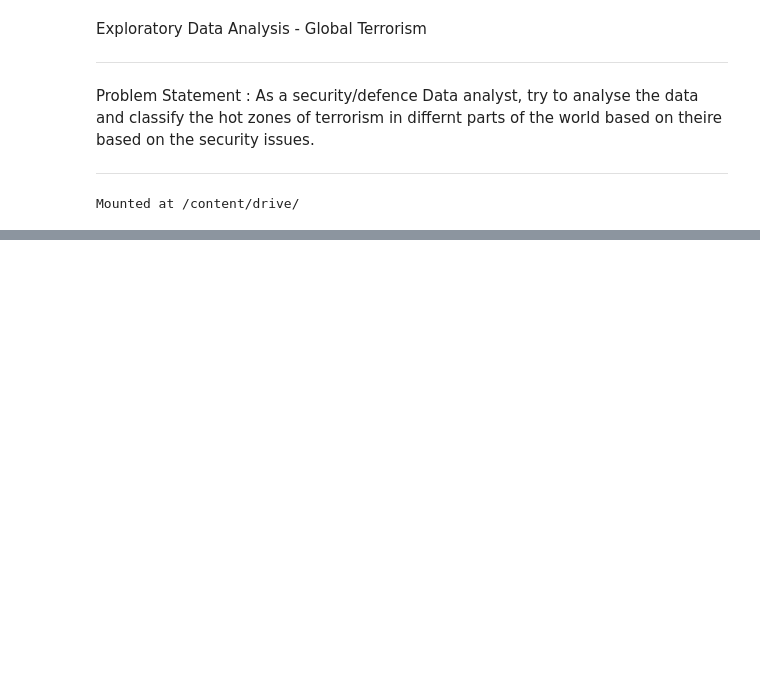
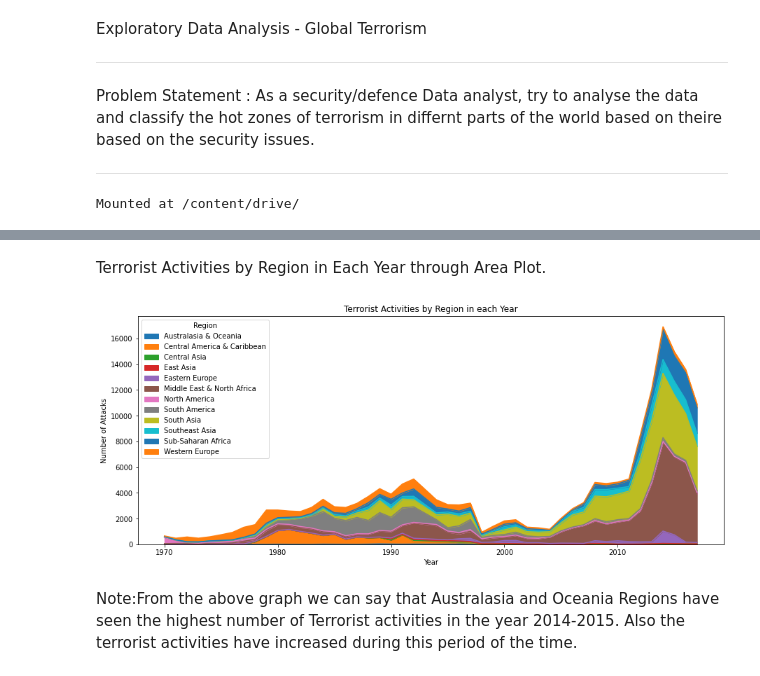
Before and after one commit to PremPatil0129/Global-Terrorism-Data-Analysis, a Jupyter notebook: GlobalTerrorism.ipynb, the cells around one changed output, grey strips where cells are left out. Cells and saved outputs as stored; diff of their text form; code cells hidden in the pictures; blank space fills up the shorter version.

```diff
--- a/GlobalTerrorism.ipynb
+++ b/GlobalTerrorism.ipynb
@@ -26,0 +97,11 @@ path = '/content/drive/MyDrive/'
+# %% [markdown]
+Terrorist Activities by Region in Each Year through Area Plot.
+# %%
+pd.crosstab(data.Year,data.Region).plot(kind='area',figsize=(15,6))
+plt.title('Terrorist Activities by Region in each Year')
+plt.ylabel('Number of Attacks')
+plt.show()
+# %% [output]
+[figure, added]
+# %% [markdown]
+Note:From the above graph we can say that Australasia and Oceania Regions have seen the highest number of Terrorist activities in the year 2014-2015. Also the terrorist activities have increased during this period of the time.
```
Also changed, not shown: parts of 9 cells of this notebook.
